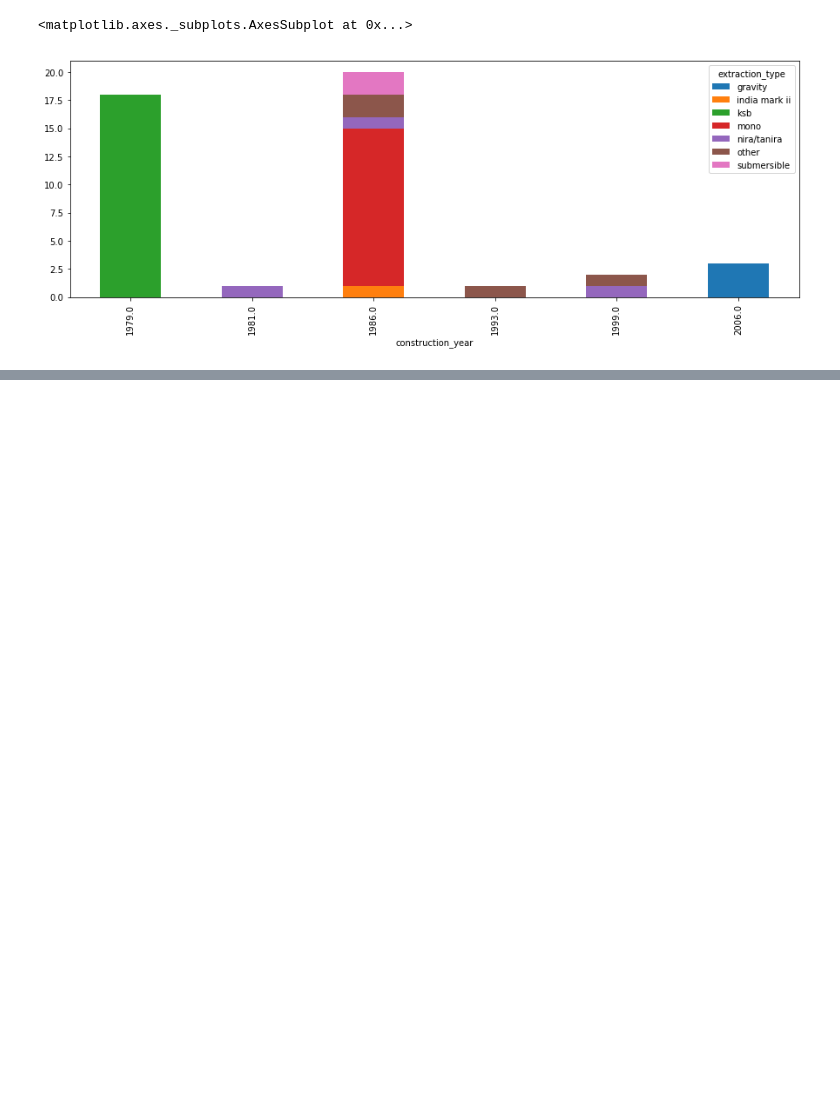
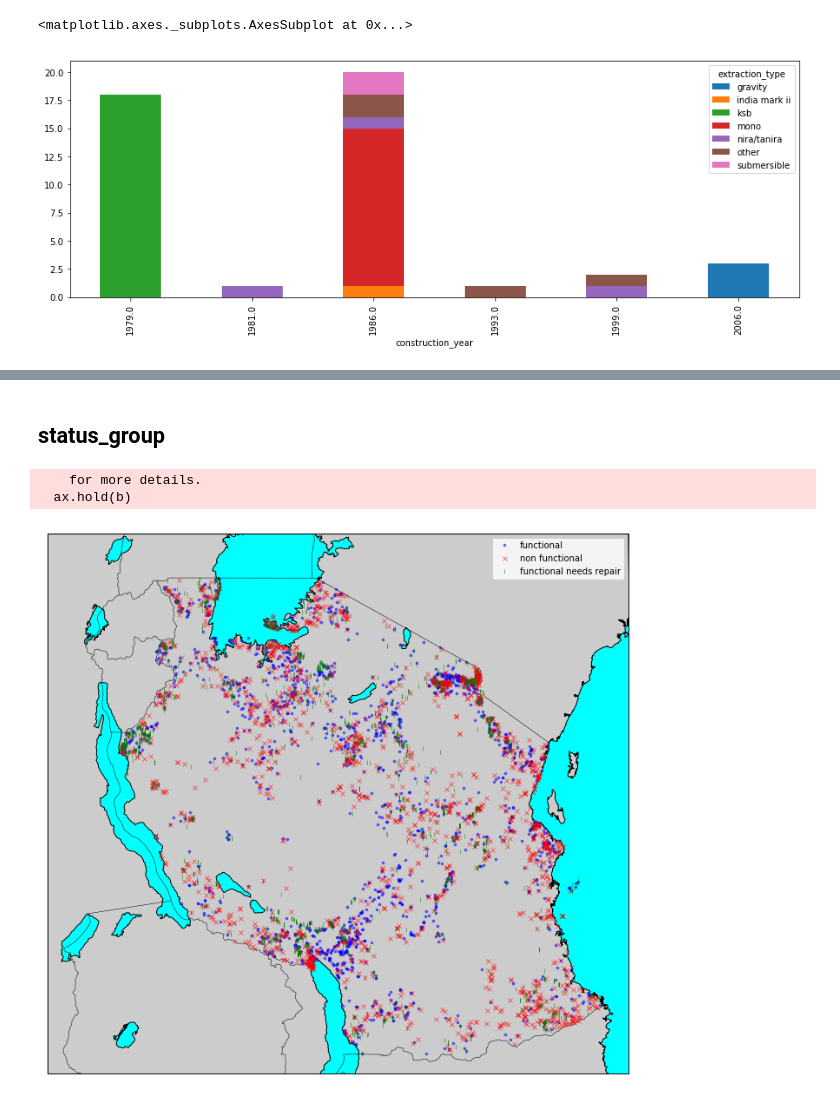
Before and after one commit to DrRoad/pumpitup, a Jupyter notebook: pumpitup_explore.ipynb, the cells around one changed output, grey strips where cells are left out. Cells and saved outputs as stored; diff of their text form; code cells hidden in the pictures; blank space fills up the shorter version.

```diff
--- a/pumpitup_explore.ipynb
+++ b/pumpitup_explore.ipynb
@@ -528,0 +529,26 @@ plt.show();
+# %% [markdown]
+## status_group
+# %%
+plt.figure(figsize=(12,12))
+
+my_map = Basemap(projection='merc', lat_0=-6, lon_0=34.5,
+    resolution = 'h', area_thresh = 500.0,
+    llcrnrlon=28, llcrnrlat=-12,
+    urcrnrlon=41, urcrnrlat=0)
+
+my_map.drawcoastlines()
+my_map.drawcountries()
+my_map.drawmapboundary(fill_color="aqua")
+my_map.fillcontinents(lake_color="aqua")
+
+for d, m, c in zip(data[data.train == True].status_group.unique(), [".", "x", "|"], ["b", "r", "g"]):
+    x,y = my_map(data[data.status_group == d][:2000]["longitude"].values,
+                 data[data.status_group == d][:2000]["latitude"].values)
+    my_map.plot(x, y, m, markersize=5, color=c, label=str(d), alpha=0.5)
+
+plt.legend()
+plt.show();
+# %% [output]
+    for more details.
+  ax.hold(b)
+[figure, added]
```
Also changed, not shown: parts of 6 cells of this notebook.
